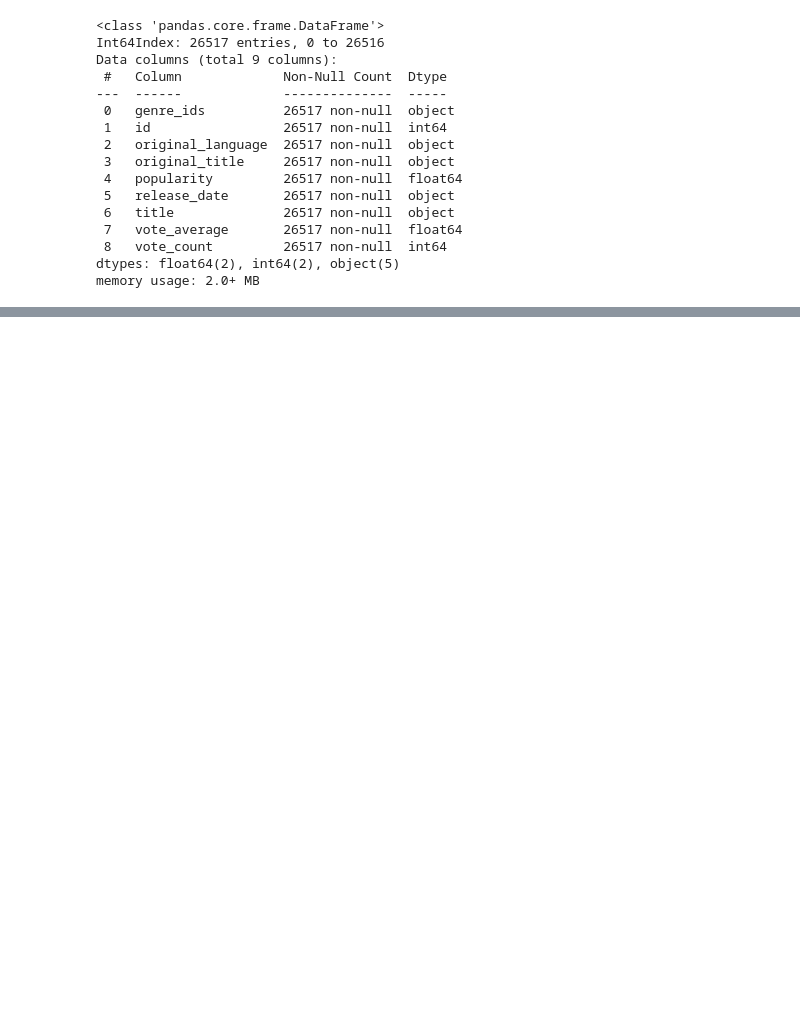
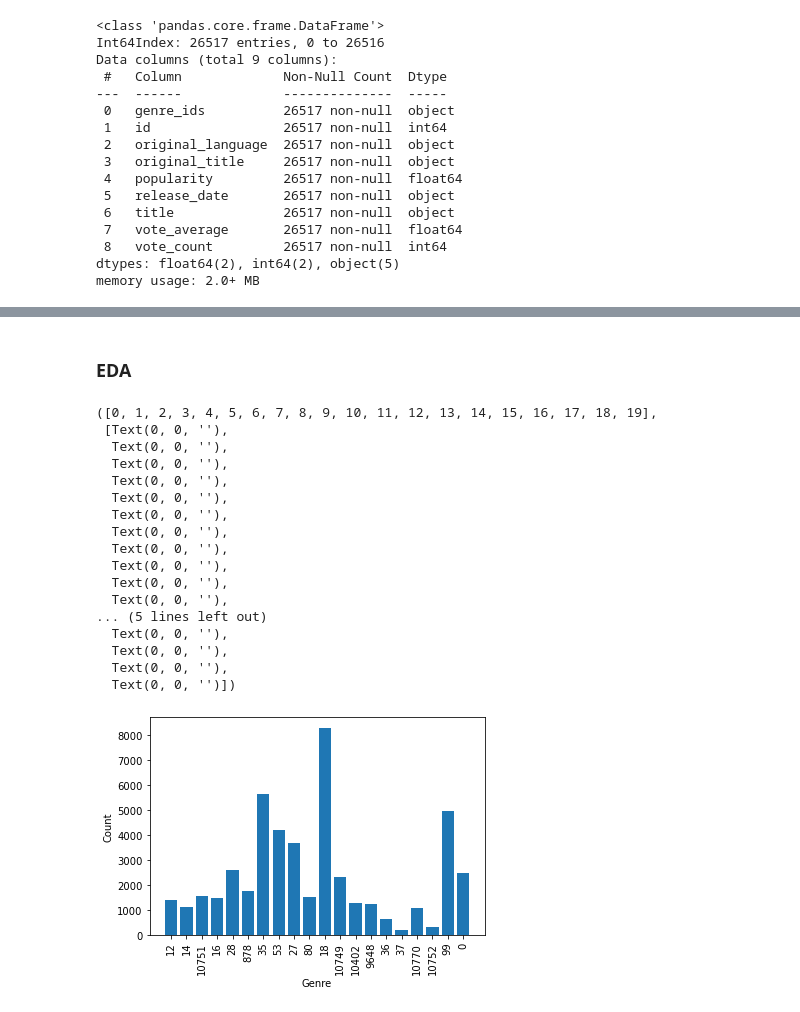
Before and after one commit to doriggs/Semester1Capstone, a Jupyter notebook: student.ipynb, the cells around one changed output, grey strips where cells are left out. Saved outputs shown, nothing was run; the diff lists cells and outputs as text; code cells hidden in the pictures; blank space fills up the shorter version.

```diff
--- a/student.ipynb
+++ b/student.ipynb
@@ -118,0 +139,38 @@ memory usage: 226.0+ KB
+# %% [markdown]
+### EDA
+# %%
+# plots the number of movies that have various categories
+genre_Dict = {}
+for genres in tmdb_df["genre_ids"]:
+    for g in genres.replace("[","").replace("]","").split(", "):
+        if g not in genre_Dict:
+            genre_Dict[g] = 1
+        else:
+            genre_Dict[g] += 1
+
+
+genre_Dict["0"] = genre_Dict.pop("")
+fig, ax = plt.subplots()
+ax.bar(genre_Dict.keys(),genre_Dict.values())
+ax.set_xlabel("Genre")
+ax.set_ylabel("Count")
+plt.xticks(rotation = 90)
+# %% [output]
+([0, 1, 2, 3, 4, 5, 6, 7, 8, 9, 10, 11, 12, 13, 14, 15, 16, 17, 18, 19],
+ [Text(0, 0, ''),
+  Text(0, 0, ''),
+  Text(0, 0, ''),
+  Text(0, 0, ''),
+  Text(0, 0, ''),
+  Text(0, 0, ''),
+  Text(0, 0, ''),
+  Text(0, 0, ''),
+  Text(0, 0, ''),
+  Text(0, 0, ''),
+  Text(0, 0, ''),
+... (5 lines left out)
+  Text(0, 0, ''),
+  Text(0, 0, ''),
+  Text(0, 0, ''),
+  Text(0, 0, '')])
+[figure, added]
```
Also changed, not shown: parts of 15 cells of this notebook.
